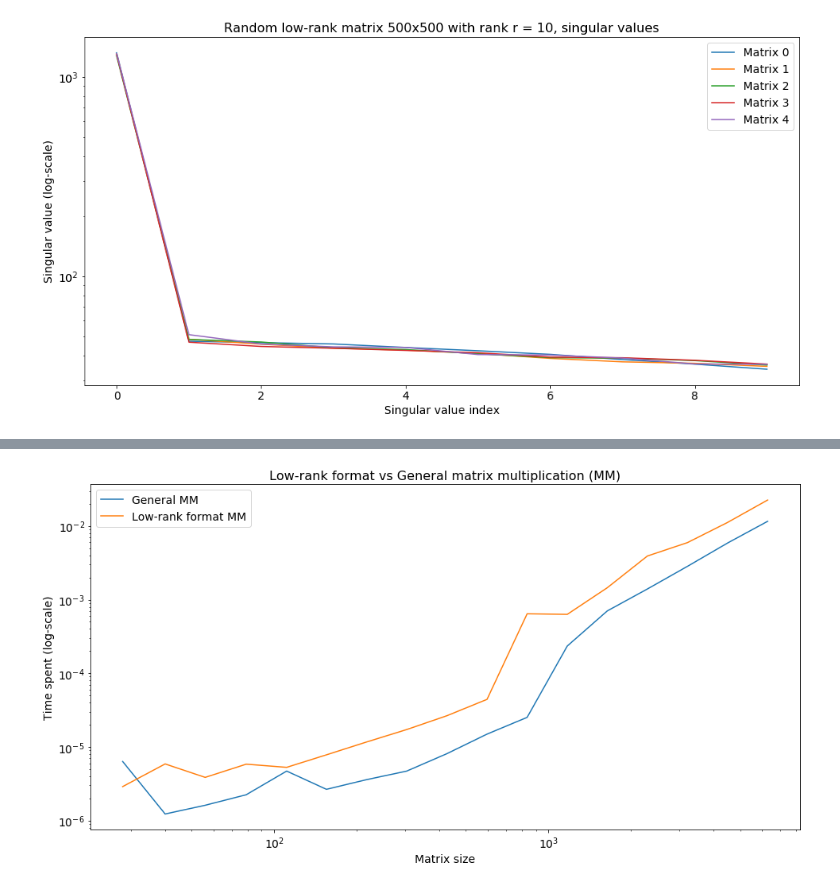
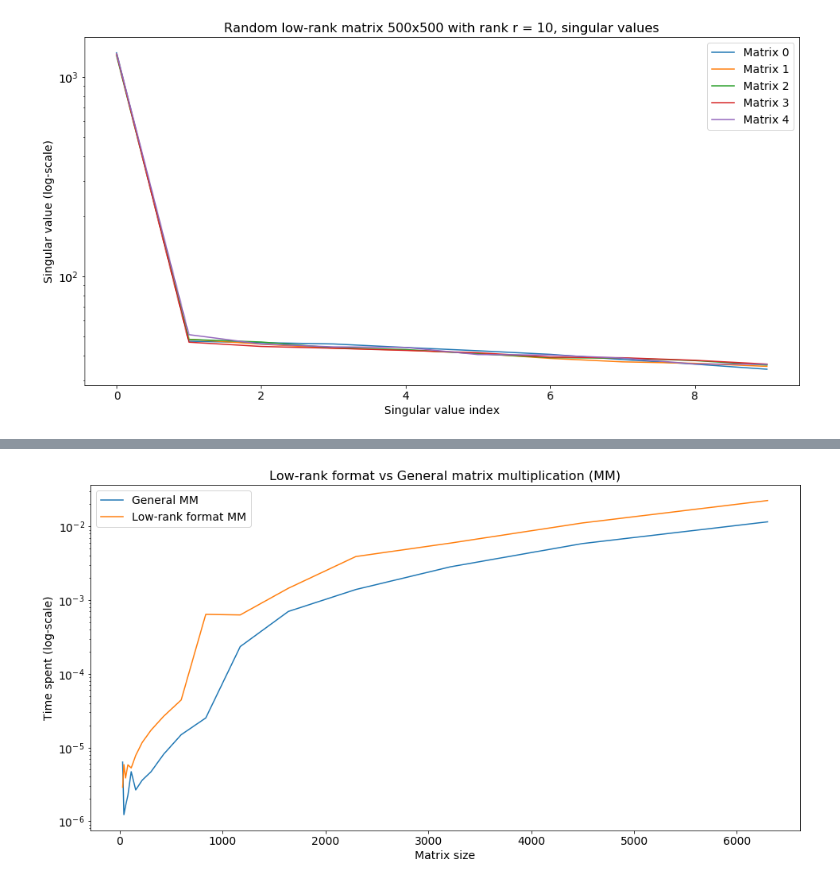
Before and after one commit to bvdmitri/ml-course, a Jupyter notebook: 01.tutorial/Exercise 2.ipynb, the cells around one changed output, grey strips where cells are left out. Drawn from its saved outputs; the diff is of its cells as text; code cells hidden in the pictures.

Commit message:
density plots

```diff
--- a/01.tutorial/Exercise 2.ipynb
+++ b/01.tutorial/Exercise 2.ipynb
@@ -102,18 +102,17 @@ Completed timeit
 # %%
 plt.figure(figsize=(16, 8))
 plt.title("Low-rank format vs General matrix multiplication (MM)", fontsize=16)
 
 plt.plot(matrix_sizes, general_results, label = "General MM")
 plt.plot(matrix_sizes, time_usv_results, label = "Low-rank format MM")
 
 plt.legend(loc="best", fontsize=14)
 
 plt.xlabel('Matrix size', fontsize=14)
-plt.xscale('log')
 plt.xticks(fontsize=14)
 
 plt.yscale('log')
 plt.ylabel('Time spent (log-scale)', fontsize=14)
 _ = plt.yticks(fontsize=14)
 # %% [output]
-[figure, old version]
+[figure, new version]
```
Also changed, not shown: parts of 2 cells of this notebook.
